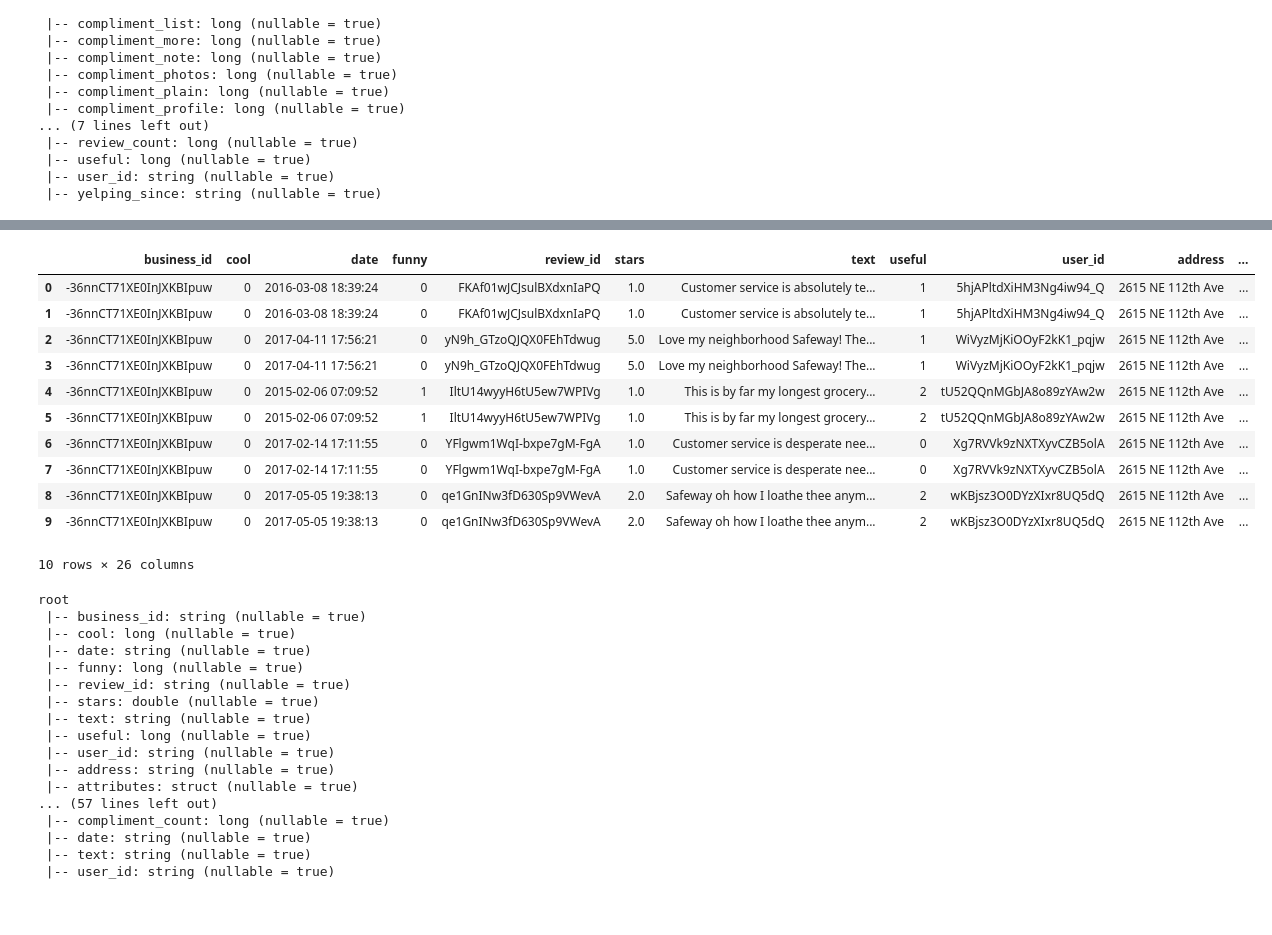
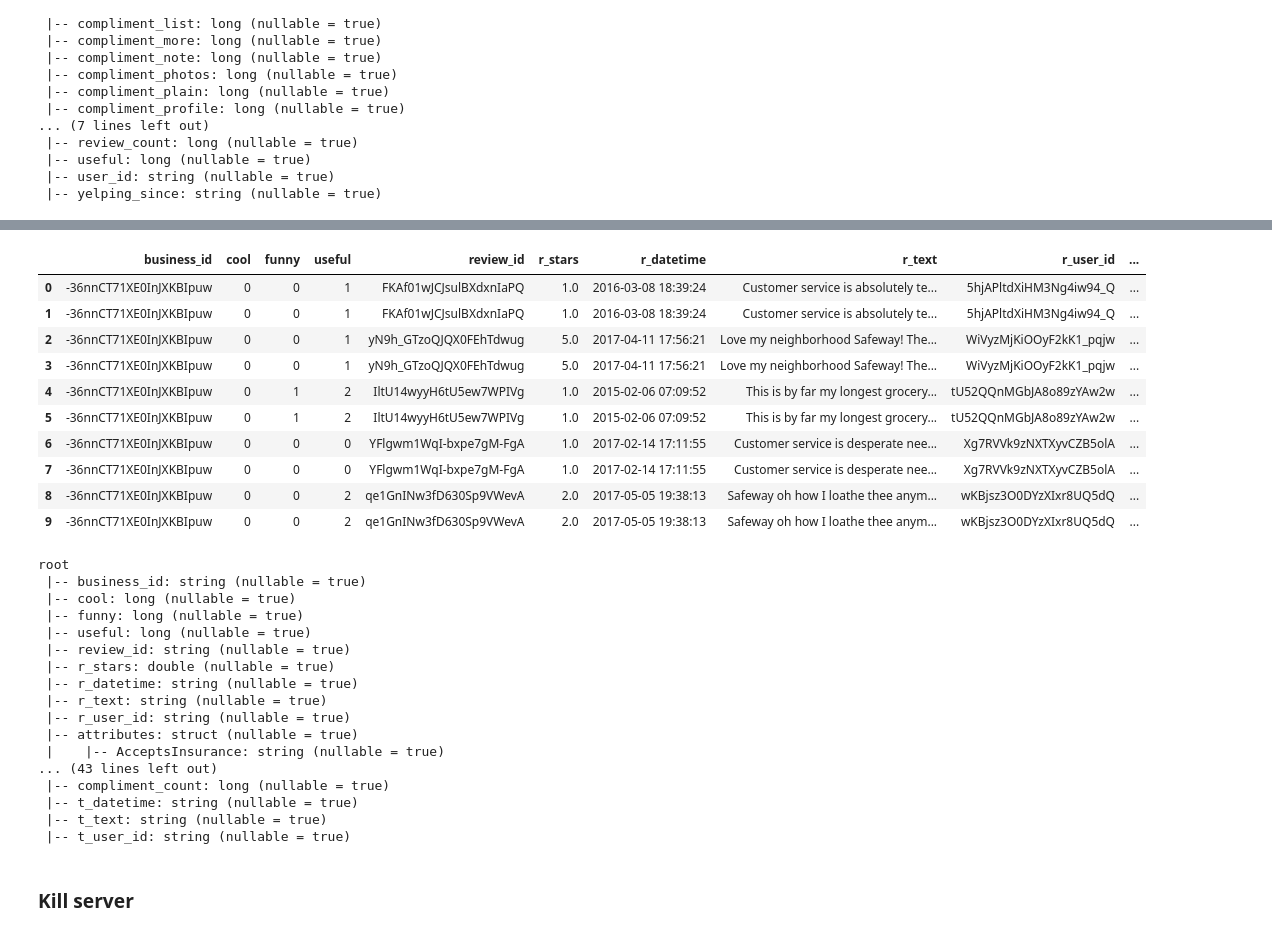
Before and after one commit to Necronoxia/Cdac_proj_yelp, a Jupyter notebook: EDA.ipynb, the cells around one changed output, grey strips where cells are left out. Saved outputs shown, nothing was run; the diff lists cells and outputs as text; code cells hidden in the pictures.

```diff
--- a/EDA.ipynb
+++ b/EDA.ipynb
@@ -66,5 +81,6 @@ root
 # %%
+%%time
 df1_1 = df1.where("is_open!=0")
-df1_2 = df1_1.drop("postal_code","state","address","city","name","hours")
+df1_2 = df1_1.drop("attributes","postal_code","state","address","city","name","hours","is_open")
 df1_2.limit(10).toPandas()
 # %% [output]
@@ -81,0 +103,4 @@ df1_2.limit(10).toPandas()
+# %%
+df1_2 = df1_2.selectExpr("business_id","categories","latitude","longitude","review_count","stars as b_stars")
+#df1_2.printSchema()
+df1_2.limit(10).toPandas()
@@ -126,3 +192,6 @@ root
  |-- text: string (nullable = true)
  |-- useful: long (nullable = true)
  |-- user_id: string (nullable = true)
+# %%
+df3_1 = df3.selectExpr("business_id","cool","funny","useful","review_id","stars as r_stars","date as r_datetime","text as r_text","user_id as r_user_id")
+df3_1.printSchema()
@@ -149,3 +250,6 @@ root
  |-- date: string (nullable = true)
  |-- text: string (nullable = true)
  |-- user_id: string (nullable = true)
+# %%
+df4_1 = df4.selectExpr("business_id","compliment_count","date as t_datetime","text as t_text","user_id as t_user_id")
+df4_1.printSchema()
@@ -185,6 +317,7 @@ root
  |-- user_id: string (nullable = true)
  |-- yelping_since: string (nullable = true)
 # %%
-df = df3.join(df1).where(df1.business_id==df3.business_id).join(df4).where(df4.business_id==df3.business_id).drop(df1.business_id).drop(df4.business_id)
+%%time
+df = df3_1.join(df1_2).where(df1_2.business_id==df3_1.business_id).join(df4_1).where(df4_1.business_id==df3_1.business_id).drop(df1_2.business_id).drop(df4_1.business_id)
 df.limit(10).toPandas()
 # %% [output]
@@ -191,32 +325,31 @@ df.limit(10).toPandas()
-|  | business_id | cool | date | funny | review_id | stars | text | useful | user_id | address | ... |
-| 0 | -36nnCT71XE0InJXKBIpuw | 0 | 2016-03-08 18:39:24 | 0 | FKAf01wJCJsulBXdxnIaPQ | 1.0 | Customer service is absolutely te... | 1 | 5hjAPltdXiHM3Ng4iw94_Q | 2615 NE 112th Ave | ... |
-| 1 | -36nnCT71XE0InJXKBIpuw | 0 | 2016-03-08 18:39:24 | 0 | FKAf01wJCJsulBXdxnIaPQ | 1.0 | Customer service is absolutely te... | 1 | 5hjAPltdXiHM3Ng4iw94_Q | 2615 NE 112th Ave | ... |
-| 2 | -36nnCT71XE0InJXKBIpuw | 0 | 2017-04-11 17:56:21 | 0 | yN9h_GTzoQJQX0FEhTdwug | 5.0 | Love my neighborhood Safeway! The... | 1 | WiVyzMjKiOOyF2kK1_pqjw | 2615 NE 112th Ave | ... |
-| 3 | -36nnCT71XE0InJXKBIpuw | 0 | 2017-04-11 17:56:21 | 0 | yN9h_GTzoQJQX0FEhTdwug | 5.0 | Love my neighborhood Safeway! The... | 1 | WiVyzMjKiOOyF2kK1_pqjw | 2615 NE 112th Ave | ... |
-| 4 | -36nnCT71XE0InJXKBIpuw | 0 | 2015-02-06 07:09:52 | 1 | IltU14wyyH6tU5ew7WPIVg | 1.0 | This is by far my longest grocery... | 2 | tU52QQnMGbJA8o89zYAw2w | 2615 NE 112th Ave | ... |
-| 5 | -36nnCT71XE0InJXKBIpuw | 0 | 2015-02-06 07:09:52 | 1 | IltU14wyyH6tU5ew7WPIVg | 1.0 | This is by far my longest grocery... | 2 | tU52QQnMGbJA8o89zYAw2w | 2615 NE 112th Ave | ... |
-| 6 | -36nnCT71XE0InJXKBIpuw | 0 | 2017-02-14 17:11:55 | 0 | YFlgwm1WqI-bxpe7gM-FgA | 1.0 | Customer service is desperate nee... | 0 | Xg7RVVk9zNXTXyvCZB5olA | 2615 NE 112th Ave | ... |
-| 7 | -36nnCT71XE0InJXKBIpuw | 0 | 2017-02-14 17:11:55 | 0 | YFlgwm1WqI-bxpe7gM-FgA | 1.0 | Customer service is desperate nee... | 0 | Xg7RVVk9zNXTXyvCZB5olA | 2615 NE 112th Ave | ... |
-| 8 | -36nnCT71XE0InJXKBIpuw | 0 | 2017-05-05 19:38:13 | 0 | qe1GnINw3fD630Sp9VWevA | 2.0 | Safeway oh how I loathe thee anym... | 2 | wKBjsz3O0DYzXIxr8UQ5dQ | 2615 NE 112th Ave | ... |
-| 9 | -36nnCT71XE0InJXKBIpuw | 0 | 2017-05-05 19:38:13 | 0 | qe1GnINw3fD630Sp9VWevA | 2.0 | Safeway oh how I loathe thee anym... | 2 | wKBjsz3O0DYzXIxr8UQ5dQ | 2615 NE 112th Ave | ... |
+|  | business_id | cool | funny | useful | review_id | r_stars | r_datetime | r_text | r_user_id | ... |
+| 0 | -36nnCT71XE0InJXKBIpuw | 0 | 0 | 1 | FKAf01wJCJsulBXdxnIaPQ | 1.0 | 2016-03-08 18:39:24 | Customer service is absolutely te... | 5hjAPltdXiHM3Ng4iw94_Q | ... |
+| 1 | -36nnCT71XE0InJXKBIpuw | 0 | 0 | 1 | FKAf01wJCJsulBXdxnIaPQ | 1.0 | 2016-03-08 18:39:24 | Customer service is absolutely te... | 5hjAPltdXiHM3Ng4iw94_Q | ... |
+| 2 | -36nnCT71XE0InJXKBIpuw | 0 | 0 | 1 | yN9h_GTzoQJQX0FEhTdwug | 5.0 | 2017-04-11 17:56:21 | Love my neighborhood Safeway! The... | WiVyzMjKiOOyF2kK1_pqjw | ... |
+| 3 | -36nnCT71XE0InJXKBIpuw | 0 | 0 | 1 | yN9h_GTzoQJQX0FEhTdwug | 5.0 | 2017-04-11 17:56:21 | Love my neighborhood Safeway! The... | WiVyzMjKiOOyF2kK1_pqjw | ... |
+| 4 | -36nnCT71XE0InJXKBIpuw | 0 | 1 | 2 | IltU14wyyH6tU5ew7WPIVg | 1.0 | 2015-02-06 07:09:52 | This is by far my longest grocery... | tU52QQnMGbJA8o89zYAw2w | ... |
+| 5 | -36nnCT71XE0InJXKBIpuw | 0 | 1 | 2 | IltU14wyyH6tU5ew7WPIVg | 1.0 | 2015-02-06 07:09:52 | This is by far my longest grocery... | tU52QQnMGbJA8o89zYAw2w | ... |
+| 6 | -36nnCT71XE0InJXKBIpuw | 0 | 0 | 0 | YFlgwm1WqI-bxpe7gM-FgA | 1.0 | 2017-02-14 17:11:55 | Customer service is desperate nee... | Xg7RVVk9zNXTXyvCZB5olA | ... |
+| 7 | -36nnCT71XE0InJXKBIpuw | 0 | 0 | 0 | YFlgwm1WqI-bxpe7gM-FgA | 1.0 | 2017-02-14 17:11:55 | Customer service is desperate nee... | Xg7RVVk9zNXTXyvCZB5olA | ... |
+| 8 | -36nnCT71XE0InJXKBIpuw | 0 | 0 | 2 | qe1GnINw3fD630Sp9VWevA | 2.0 | 2017-05-05 19:38:13 | Safeway oh how I loathe thee anym... | wKBjsz3O0DYzXIxr8UQ5dQ | ... |
+| 9 | -36nnCT71XE0InJXKBIpuw | 0 | 0 | 2 | qe1GnINw3fD630Sp9VWevA | 2.0 | 2017-05-05 19:38:13 | Safeway oh how I loathe thee anym... | wKBjsz3O0DYzXIxr8UQ5dQ | ... |
-10 rows × 26 columns
 # %%
 df.printSchema()
 # %% [output]
 root
  |-- business_id: string (nullable = true)
  |-- cool: long (nullable = true)
- |-- date: string (nullable = true)
  |-- funny: long (nullable = true)
+ |-- useful: long (nullable = true)
  |-- review_id: string (nullable = true)
- |-- stars: double (nullable = true)
- |-- text: string (nullable = true)
- |-- useful: long (nullable = true)
- |-- user_id: string (nullable = true)
- |-- address: string (nullable = true)
+ |-- r_stars: double (nullable = true)
+ |-- r_datetime: string (nullable = true)
+ |-- r_text: string (nullable = true)
+ |-- r_user_id: string (nullable = true)
  |-- attributes: struct (nullable = true)
-... (57 lines left out)
+ |    |-- AcceptsInsurance: string (nullable = true)
+... (43 lines left out)
  |-- compliment_count: long (nullable = true)
- |-- date: string (nullable = true)
- |-- text: string (nullable = true)
- |-- user_id: string (nullable = true)
+ |-- t_datetime: string (nullable = true)
+ |-- t_text: string (nullable = true)
+ |-- t_user_id: string (nullable = true)
@@ -225,2 +356,4 @@ df_1 = df.drop()
+# %% [markdown]
+### Kill server
 # %%
 sc.stop()
```
Also changed, not shown: parts of 26 cells of this notebook.
